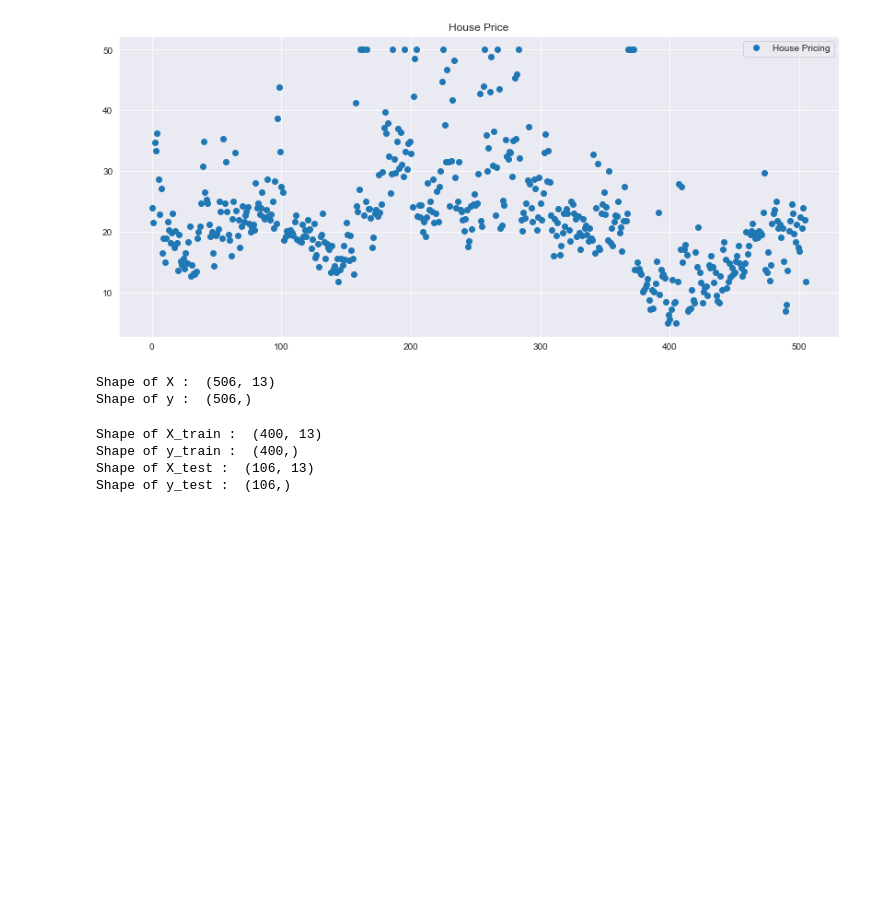
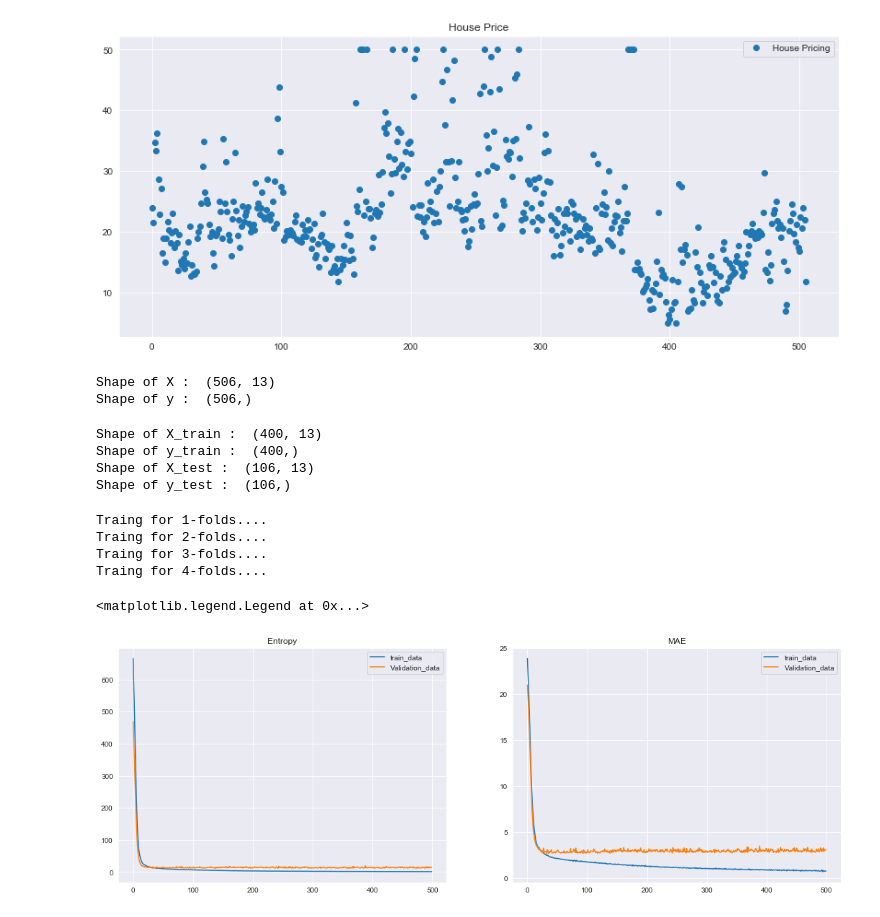
Before and after one commit to ANKITPODDER2000/Deep-Learning-with-Python, a Jupyter notebook: Boston DataSet.ipynb, the cells around one changed output. Cells and saved outputs as stored; diff of their text form; code cells hidden in the pictures; blank space fills up the shorter version.

```diff
--- a/Boston DataSet.ipynb
+++ b/Boston DataSet.ipynb
@@ -167,5 +181,48 @@ Shape of y_test :  (106,)
 # %%
 #Set total no of folds
 k = 4
-# %%
-def model()
+# %%
+def model():
+    model1 = tf.keras.models.Sequential([
+        tf.keras.layers.Flatten(input_shape=[13]),
+        tf.keras.layers.Dense(64,activation = "relu"),
+        tf.keras.layers.Dense(64,activation = "relu"),
+        tf.keras.layers.Dense(1 , activation = "relu")
+    ])
+    model1.compile(optimizer = "rmsprop" , loss = "mse" , metrics = ['mae'])
+    return model1
+# %%
+logs = {}
+for i in range(4):
+    X_tr = np.concatenate((X_train[:i*100 , :] , X_train[(i+1) * 100 : , :]) , axis = 0)
+    Y_tr = np.concatenate((y_train[:i*100] , y_train[(i+1)*100 :]))
+    X_te = X_train[(i*100) : (i+1)*100 , :]
+    Y_te = y_train[(i*100) : (i+1)*100 ]
+    print("Traing for %d-folds...."%(i+1))
+    num_epochs = 500
+    ml_model   = model()
+    his        = ml_model.fit(X_tr, Y_tr , epochs = num_epochs ,verbose = 0 , validation_data = (X_te , Y_te))
+    logs['kfolds'+str(i)]            = dict()
+    logs['kfolds'+str(i)]['history'] = his
+    logs['kfolds'+str(i)]['model']   = ml_model
+    logs['kfolds'+str(i)]['epochs']  = num_epochs
+# %% [output]
+Traing for 1-folds....
+Traing for 2-folds....
+Traing for 3-folds....
+Traing for 4-folds....
+# %%
+_ , ax = plt.subplots(1,2,figsize = (18,6))
+
+ax[0].plot(logs['kfolds0']['history'].history['loss'] , label = "train_data")
+ax[0].plot(logs['kfolds0']['history'].history['val_loss'] , label = "Validation_data")
+ax[0].set_title("Entropy")
+ax[0].legend()
+
+ax[1].plot(logs['kfolds0']['history'].history['mae'] , label = "train_data")
+ax[1].plot(logs['kfolds0']['history'].history['val_mae'] , label = "Validation_data")
+ax[1].set_title("MAE")
+ax[1].legend()
+# %% [output]
+<matplotlib.legend.Legend at 0x...>
+[figure, added]
```
Also changed, not shown: parts of 8 cells of this notebook.
